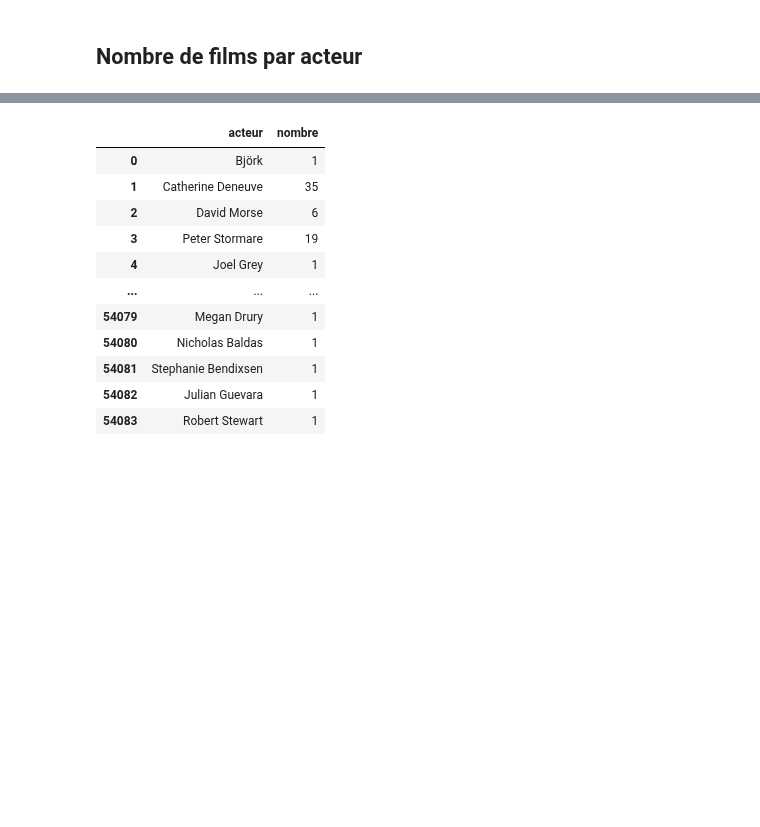
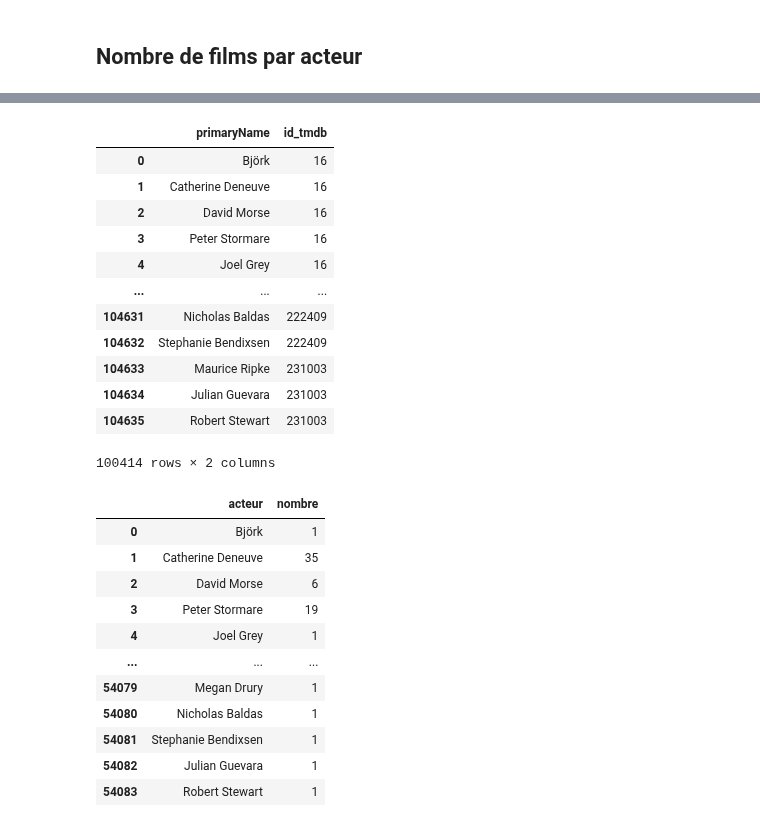
Before and after one commit to Cynthia-OK/CreuseLlywood, a Jupyter notebook: statistiques.ipynb, the cells around one changed output, grey strips where cells are left out. Drawn from its saved outputs; the diff is of its cells as text; code cells hidden in the pictures; blank space fills up the shorter version.

```diff
--- a/statistiques.ipynb
+++ b/statistiques.ipynb
@@ -800,3 +810,20 @@ On crée un DataFrame avec le nombre de films pour chaque acteur et un autre ave
+# %%
+films_acteurs_sans_doublons = films_acteurs[['primaryName','id_tmdb']].drop_duplicates()
+films_acteurs_sans_doublons
+# %% [output]
+|  | primaryName | id_tmdb |
+| 0 | Björk | 16 |
+| 1 | Catherine Deneuve | 16 |
+| 2 | David Morse | 16 |
+| 3 | Peter Stormare | 16 |
+| 4 | Joel Grey | 16 |
+| ... | ... | ... |
+| 104631 | Nicholas Baldas | 222409 |
+| 104632 | Stephanie Bendixsen | 222409 |
+| 104633 | Maurice Ripke | 231003 |
+| 104634 | Julian Guevara | 231003 |
+| 104635 | Robert Stewart | 231003 |
+100414 rows × 2 columns
 # %%
 df_acteur = pd.DataFrame(columns=['acteur','nombre'])
 
```
Also changed, not shown: parts of 10 cells of this notebook, 9 other files.
